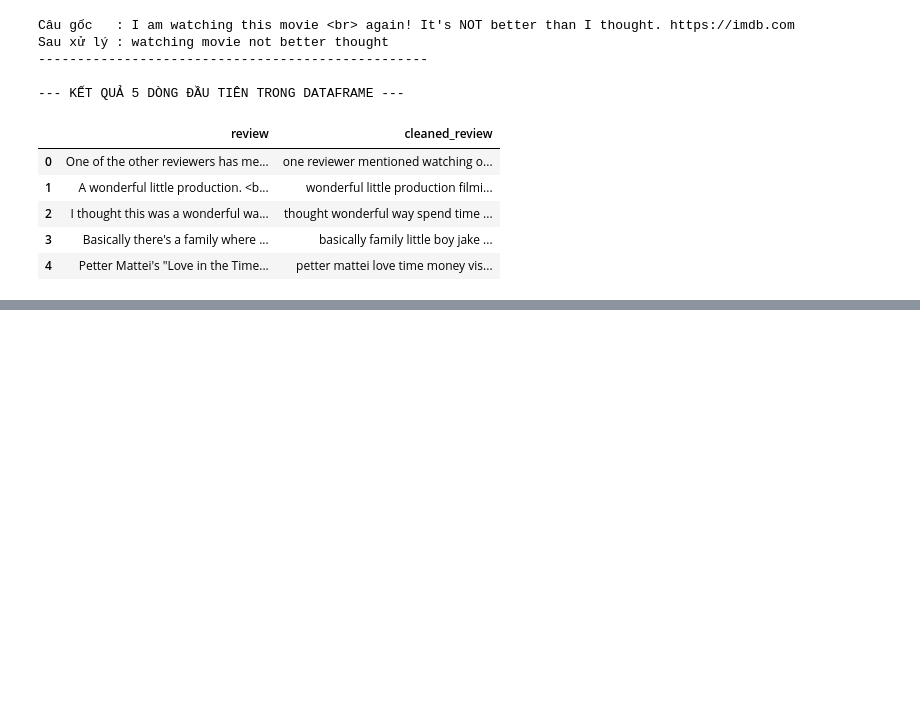
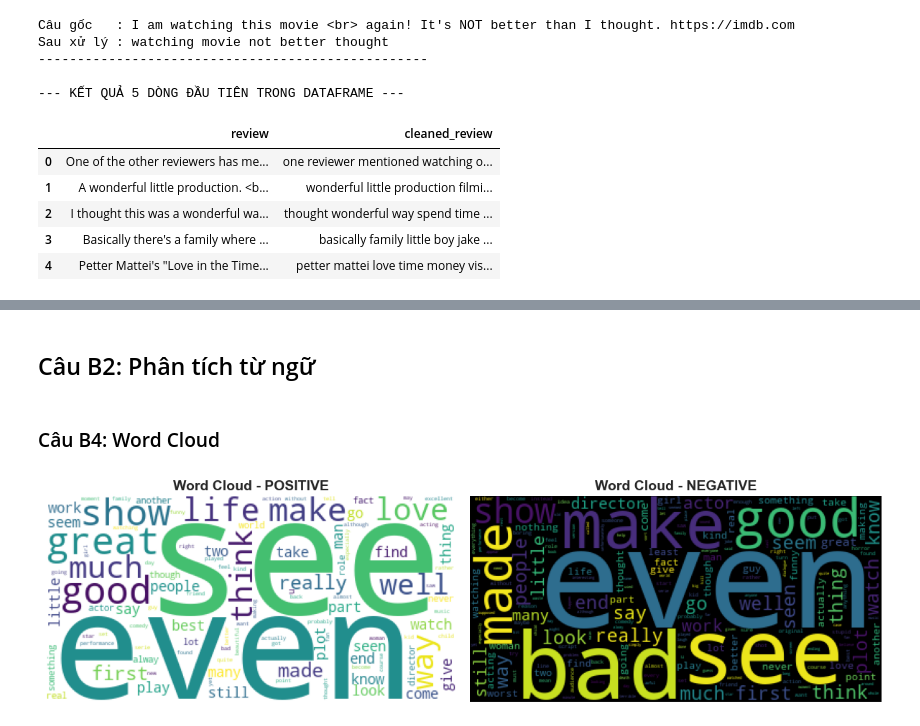
Before and after one commit to xuanmanh-2110/PTDL-Python, a Jupyter notebook: notebook.ipynb, the cells around one changed output, grey strips where cells are left out. Cells and saved outputs as stored; diff of their text form; code cells hidden in the pictures; blank space fills up the shorter version.

```diff
--- a/notebook.ipynb
+++ b/notebook.ipynb
@@ -234,0 +443,44 @@ Sau xử lý : watching movie not better thought
+# %% [markdown]
+## Câu B2: Phân tích từ ngữ
+# %% [markdown]
+### Câu B4: Word Cloud
+# %%
+from wordcloud import WordCloud, STOPWORDS
+
+# 1. Thêm các từ rác vào danh sách loại bỏ để hình bớt rối
+my_stopwords = set(STOPWORDS)
+my_stopwords.update(['movie', 'film', 'one', 'character', 'story', 'time', 'scene'])
+
+plt.figure(figsize=(12, 6))
+
+# ==========================================
+# 2. Vẽ Word Cloud cho nhãn POSITIVE (Tích cực)
+# ==========================================
+plt.subplot(1, 2, 1)
+# Lọc lấy chữ của bài positive
+text_pos = " ".join(df[df['sentiment'] == 'positive']['cleaned_review'].astype(str))
+# Tạo mây từ vựng nền trắng
+wc_pos = WordCloud(stopwords=my_stopwords, background_color='white').generate(text_pos)
+
+plt.imshow(wc_pos)
+plt.title("Word Cloud - POSITIVE", fontsize=14, fontweight='bold')
+plt.axis('off') # Tắt trục tọa độ
+
+# ==========================================
+# 3. Vẽ Word Cloud cho nhãn NEGATIVE (Tiêu cực)
+# ==========================================
+plt.subplot(1, 2, 2)
+# Lọc lấy chữ của bài negative
+text_neg = " ".join(df[df['sentiment'] == 'negative']['cleaned_review'].astype(str))
+# Tạo mây từ vựng nền đen
+wc_neg = WordCloud(stopwords=my_stopwords, background_color='black').generate(text_neg)
+
+plt.imshow(wc_neg)
+plt.title("Word Cloud - NEGATIVE", fontsize=14, fontweight='bold')
+plt.axis('off')
+
+# Hiển thị biểu đồ
+plt.tight_layout()
+plt.show()
+# %% [output]
+[figure, added]
```
Also changed, not shown: parts of 19 cells of this notebook.
